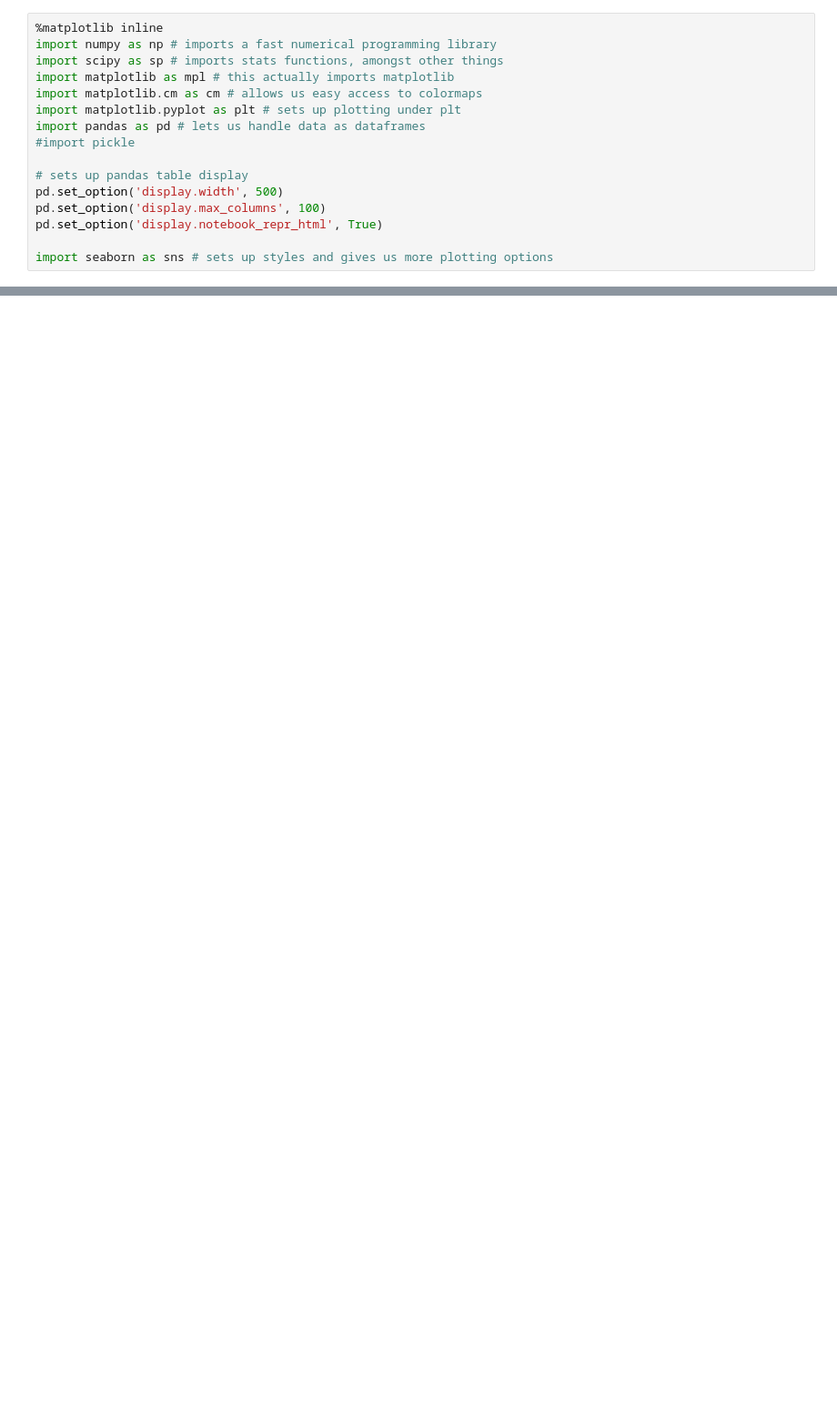
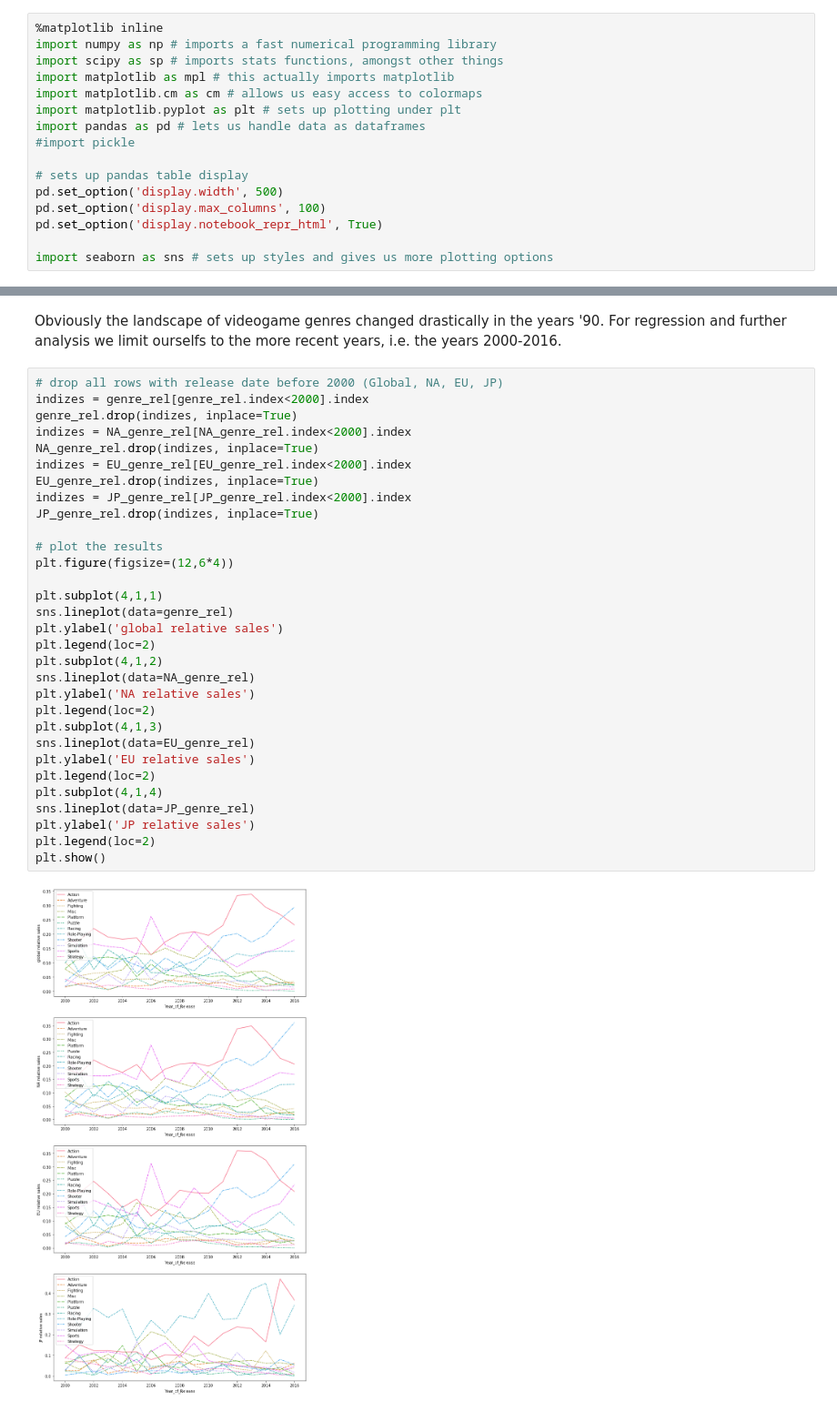
Before and after one commit to Pellys/FDSProject, a Jupyter notebook: sales_genre_rel.ipynb, the cells around one changed output, grey strips where cells are left out. Shown at 91% size. Saved outputs shown, nothing was run; the diff lists cells and outputs as text; blank space fills up the shorter version.

```diff
--- a/sales_genre_rel.ipynb
+++ b/sales_genre_rel.ipynb
@@ -61,0 +107,35 @@ sns.lineplot(data=genre_rel)
+# %% [markdown]
+Obviously the landscape of videogame genres changed drastically in the years '90. For regression and further analysis we limit ourselfs to the more recent years, i.e. the years 2000-2016.
+# %%
+# drop all rows with release date before 2000 (Global, NA, EU, JP)
+indizes = genre_rel[genre_rel.index<2000].index
+genre_rel.drop(indizes, inplace=True)
+indizes = NA_genre_rel[NA_genre_rel.index<2000].index
+NA_genre_rel.drop(indizes, inplace=True)
+indizes = EU_genre_rel[EU_genre_rel.index<2000].index
+EU_genre_rel.drop(indizes, inplace=True)
+indizes = JP_genre_rel[JP_genre_rel.index<2000].index
+JP_genre_rel.drop(indizes, inplace=True)
+
+# plot the results
+plt.figure(figsize=(12,6*4))
+
+plt.subplot(4,1,1)
+sns.lineplot(data=genre_rel)
+plt.ylabel('global relative sales')
+plt.legend(loc=2)
+plt.subplot(4,1,2)
+sns.lineplot(data=NA_genre_rel)
+plt.ylabel('NA relative sales')
+plt.legend(loc=2)
+plt.subplot(4,1,3)
+sns.lineplot(data=EU_genre_rel)
+plt.ylabel('EU relative sales')
+plt.legend(loc=2)
+plt.subplot(4,1,4)
+sns.lineplot(data=JP_genre_rel)
+plt.ylabel('JP relative sales')
+plt.legend(loc=2)
+plt.show()
+# %% [output]
+[figure, added]
```
Also changed, not shown: parts of 10 cells of this notebook.
